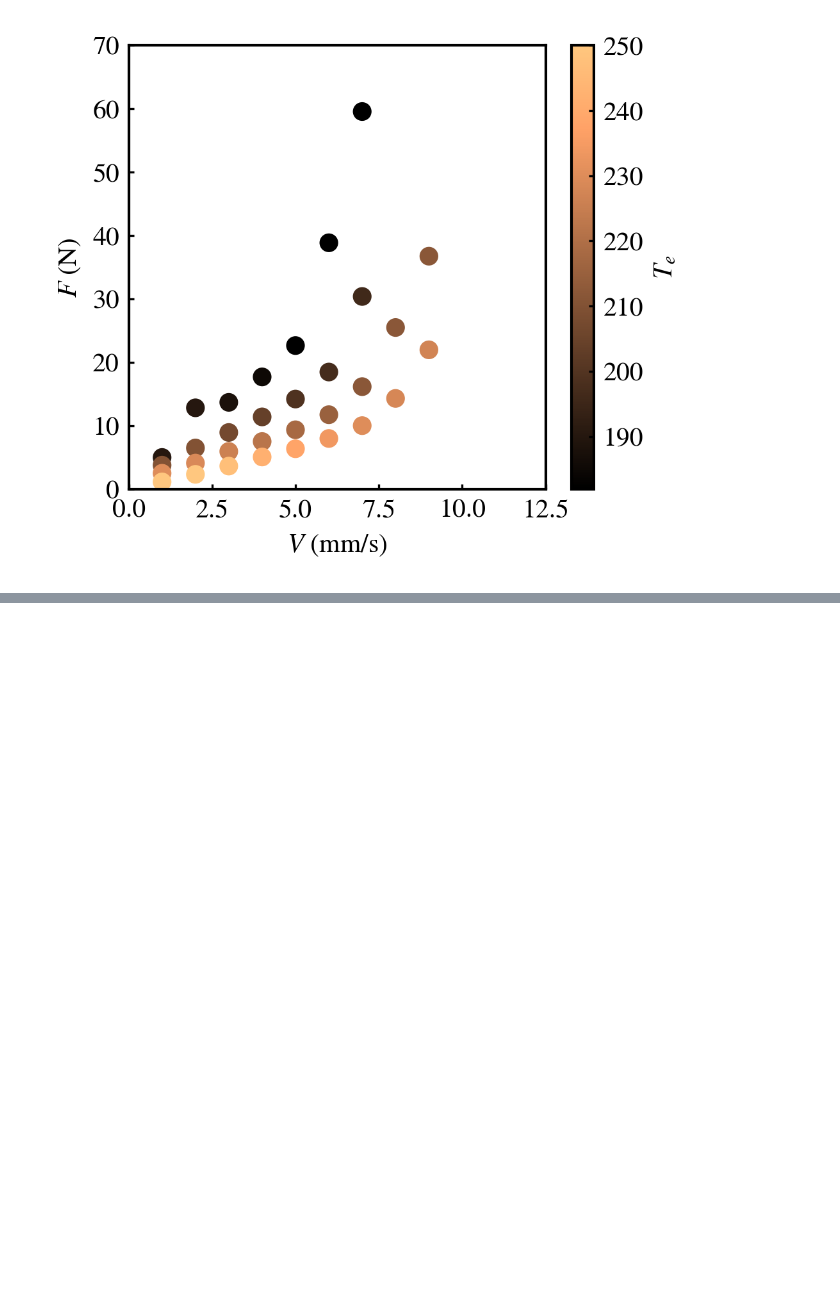
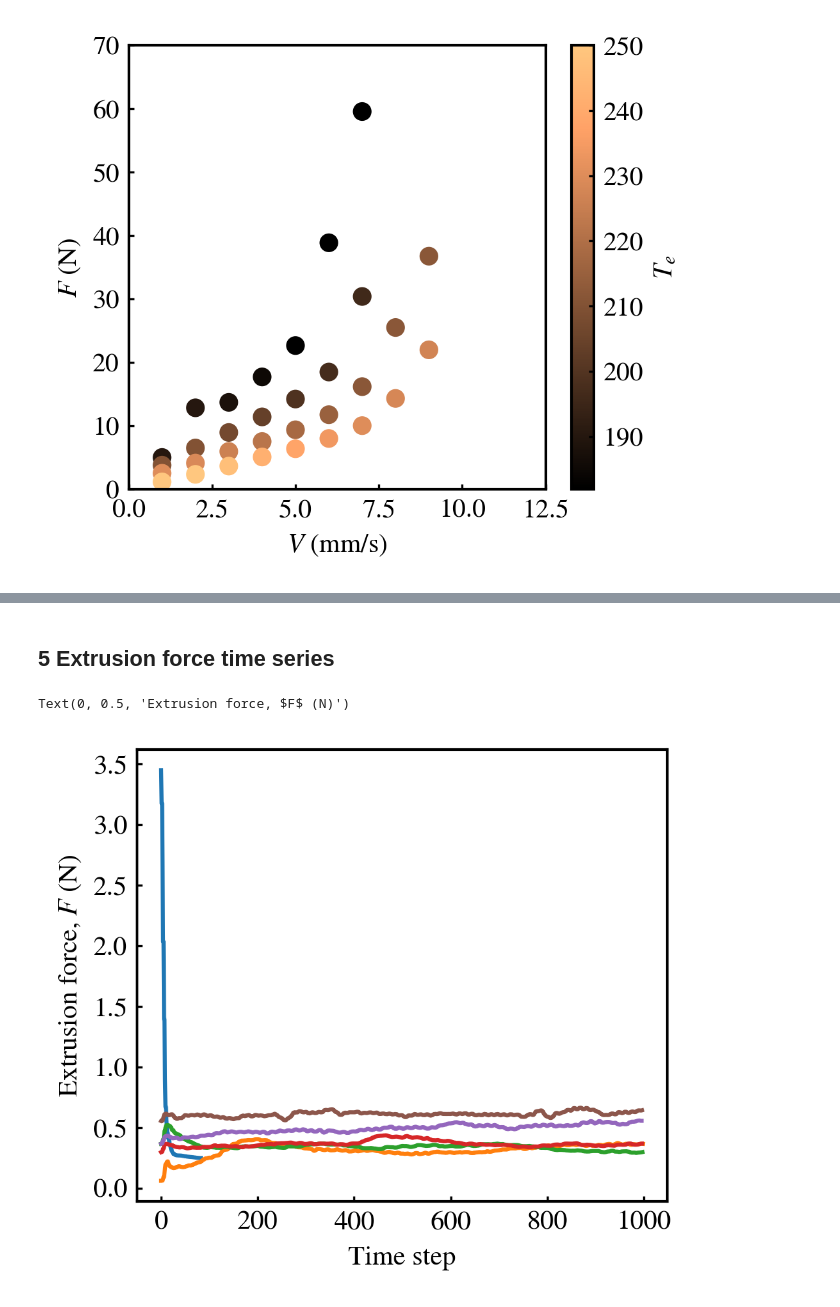
Before and after one commit to ZLoverty/ETP, a Jupyter notebook: Code/reanalysis-of-extrusion-data.ipynb, the cells around one changed output, grey strips where cells are left out. Cells and saved outputs as stored; diff of their text form; code cells hidden in the pictures; blank space fills up the shorter version.

```diff
--- a/Code/reanalysis-of-extrusion-data.ipynb
+++ b/Code/reanalysis-of-extrusion-data.ipynb
@@ -312,0 +315,15 @@ plt.colorbar(label="Extrusion force, $F$ (N)")
+# %% [markdown]
+## 5 Extrusion force time series
+# %%
+data_folder = Path(r"H:\我的云端硬盘\Polymaker\003.挤出过程研究\003.挤出测试平台\实验数据\006.1002挤出力")
+data = pd.read_excel(data_folder / "测试2025.09.05--15-21-s-210C.xlsx")
+# %%
+for v, g in data.groupby("当前速度值 mm/s"):
+    if v > 6:
+        continue
+    plt.plot(range(len(g)), g["压力 kg"], label=f"{v} mm/s")
+plt.xlabel("Time step")
+plt.ylabel("Extrusion force, $F$ (N)")
+# %% [output]
+Text(0, 0.5, 'Extrusion force, $F$ (N)')
+[figure, added]
```
Also changed, not shown: parts of 17 cells of this notebook.
